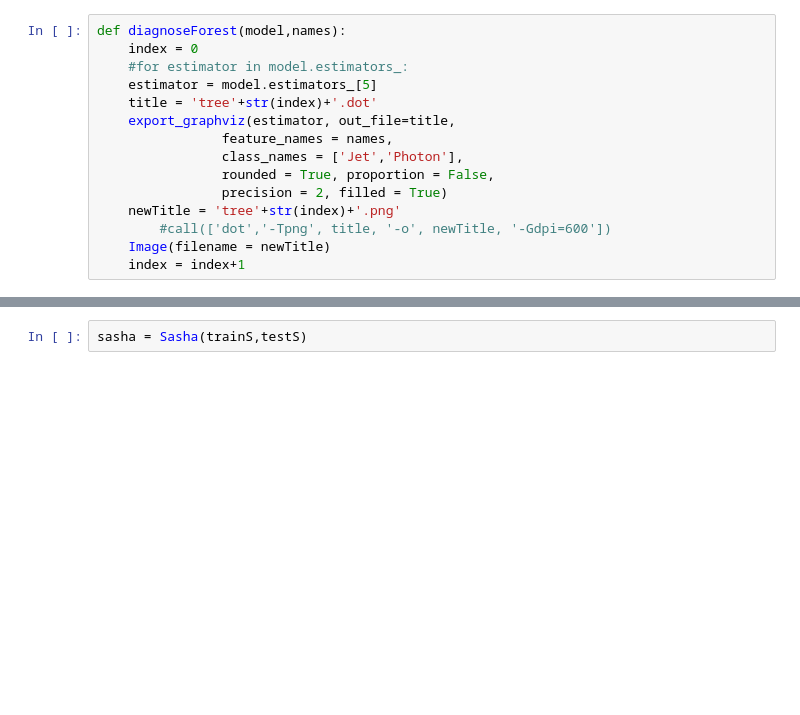
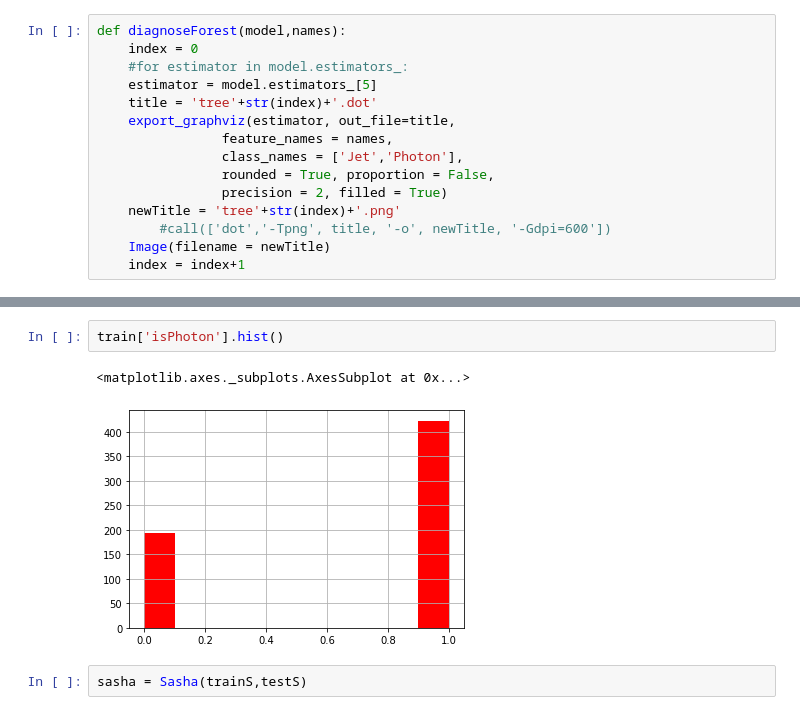
Before and after one commit to FrancescoVassalli/HIPhotonCluster, a Jupyter notebook: algoTesting/PiTest.ipynb, the cells around one changed output, grey strips where cells are left out. Saved outputs shown, nothing was run; the diff lists cells and outputs as text; blank space fills up the shorter version.

```diff
--- a/algoTesting/PiTest.ipynb
+++ b/algoTesting/PiTest.ipynb
@@ -204,3 +205,8 @@ train['total_energy'].hist()
+# %%
+train['isPhoton'].hist()
+# %% [output]
+<matplotlib.axes._subplots.AxesSubplot at 0x...>
+[figure, added]
 # %%
 sasha = Sasha(trainS,testS)
 # %%
```
Also changed, not shown: parts of 7 cells of this notebook, 2 other files.
